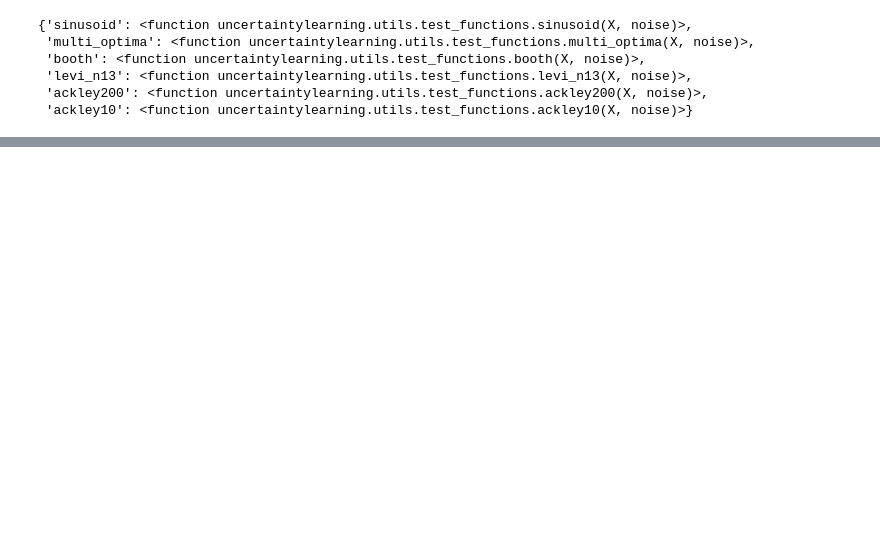
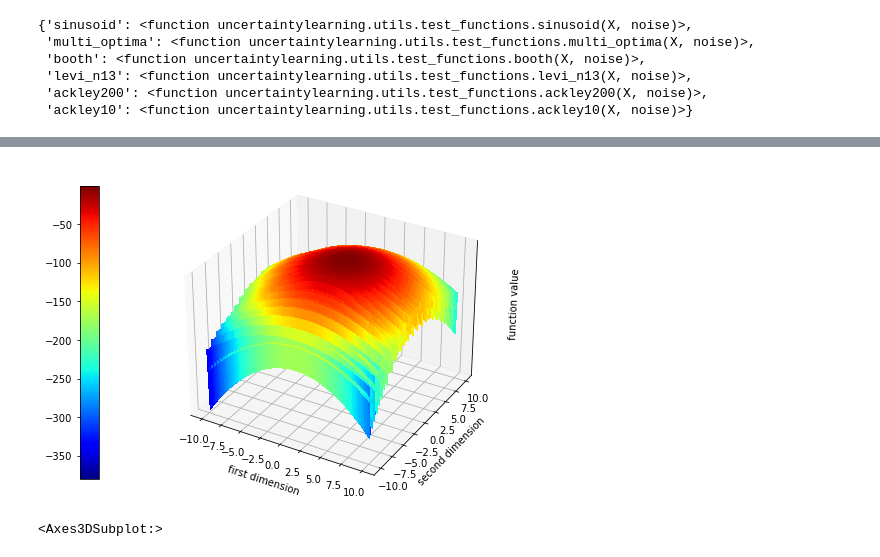
Before and after one commit to MJ10/DEUP, a Jupyter notebook: notebooks/paperfigures.ipynb, the cells around one changed output, grey strips where cells are left out. Cells and saved outputs as stored; diff of their text form; code cells hidden in the pictures; blank space fills up the shorter version.

```diff
--- a/notebooks/paperfigures.ipynb
+++ b/notebooks/paperfigures.ipynb
@@ -93,0 +129,37 @@ array([0.        , 0.        , 0.02997363, 0.84807814, 0.74475799])
+# %%
+from matplotlib import cm
+from matplotlib.ticker import LinearLocator, FormatStrFormatter
+def func(x,y, noise):
+    return noise * torch.randn(x.size(0)) - (torch.sin(3 * np.pi * x) ** 2 +
+                                                (x - 1) ** 2 * (1 + torch.sin(3 * np.pi * y) ** 2) +
+                                                (y - 1) ** 2 * (1 + torch.sin(2 * np.pi * y) ** 2))
+
+bounds = (-10, 10)
+fig = plt.figure(figsize=(12, 6))
+ax = fig.add_subplot(1, 1, 1, projection='3d')
+# plot a 3D surface like in the example mplot3d/surface3d_demo
+#ax = fig.gca(projection='3d')
+X = torch.linspace(*bounds, 100)
+Y = torch.linspace(*bounds, 100)
+X, Y = torch.meshgrid(X, Y)
+Z = func(X, Y, 0)
+X = X.numpy()
+Y = Y.numpy()
+Z = Z.numpy()
+surf = ax.plot_surface(X, Y, Z, rstride=1, cstride=1, cmap=cm.jet,
+                       linewidth=0, antialiased=False)
+ax.zaxis.set_major_locator(LinearLocator(10))
+ax.zaxis.set_major_formatter(FormatStrFormatter('%.02f'))
+ax.set_xlabel('first dimension')
+ax.set_ylabel('second dimension')
+ax.set_zlabel('function value')
+fig.colorbar(surf, aspect=15, ax=[ax], location='left', shrink=0.9)
+ax.set_zticks([])
+plt.savefig('figs/levi3d.pdf')
+plt.show()
+# %% [output]
+[figure, added]
+# %%
+ax
+# %% [output]
+<Axes3DSubplot:>
```
Also changed, not shown: parts of 13 cells of this notebook, 8 other files.
